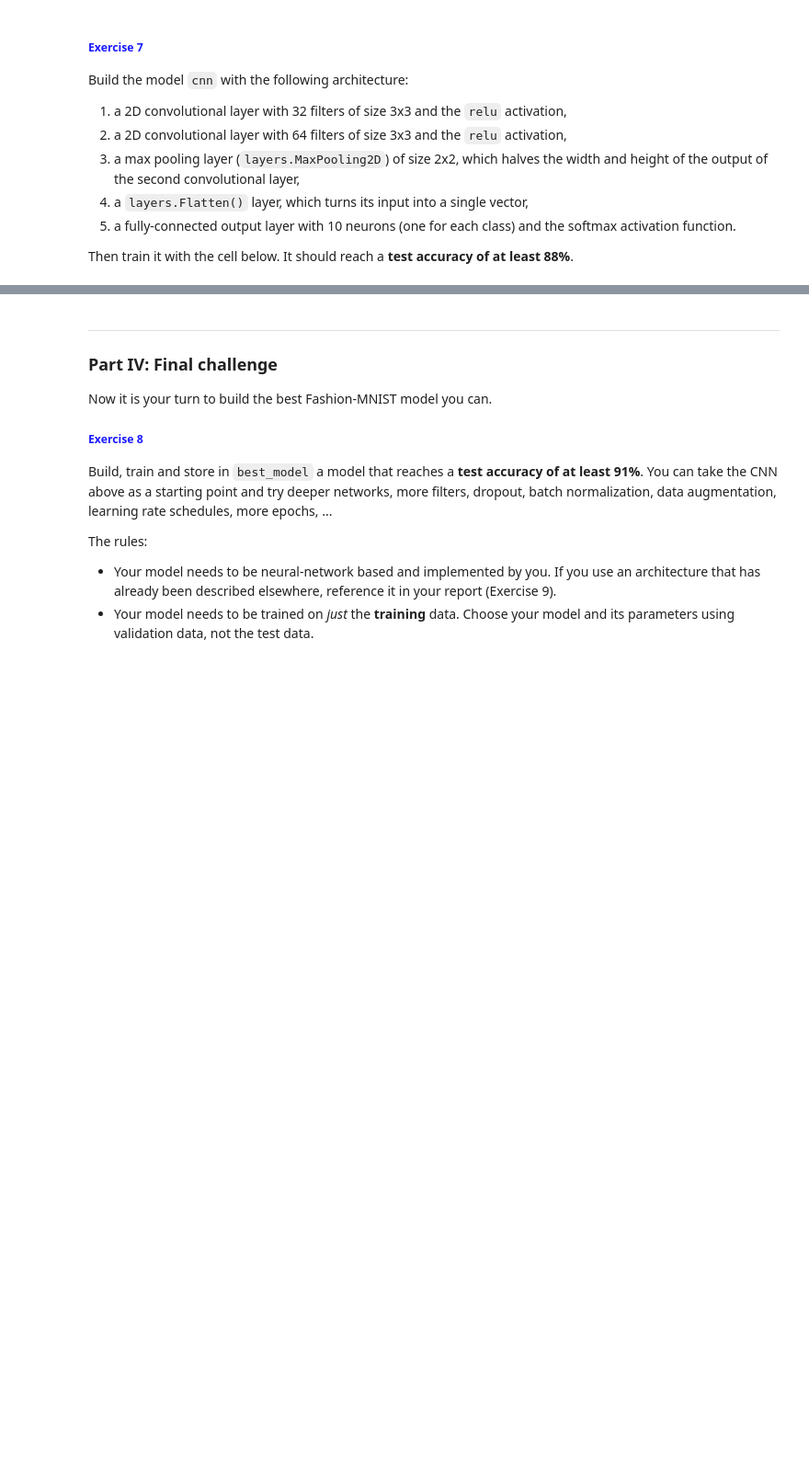
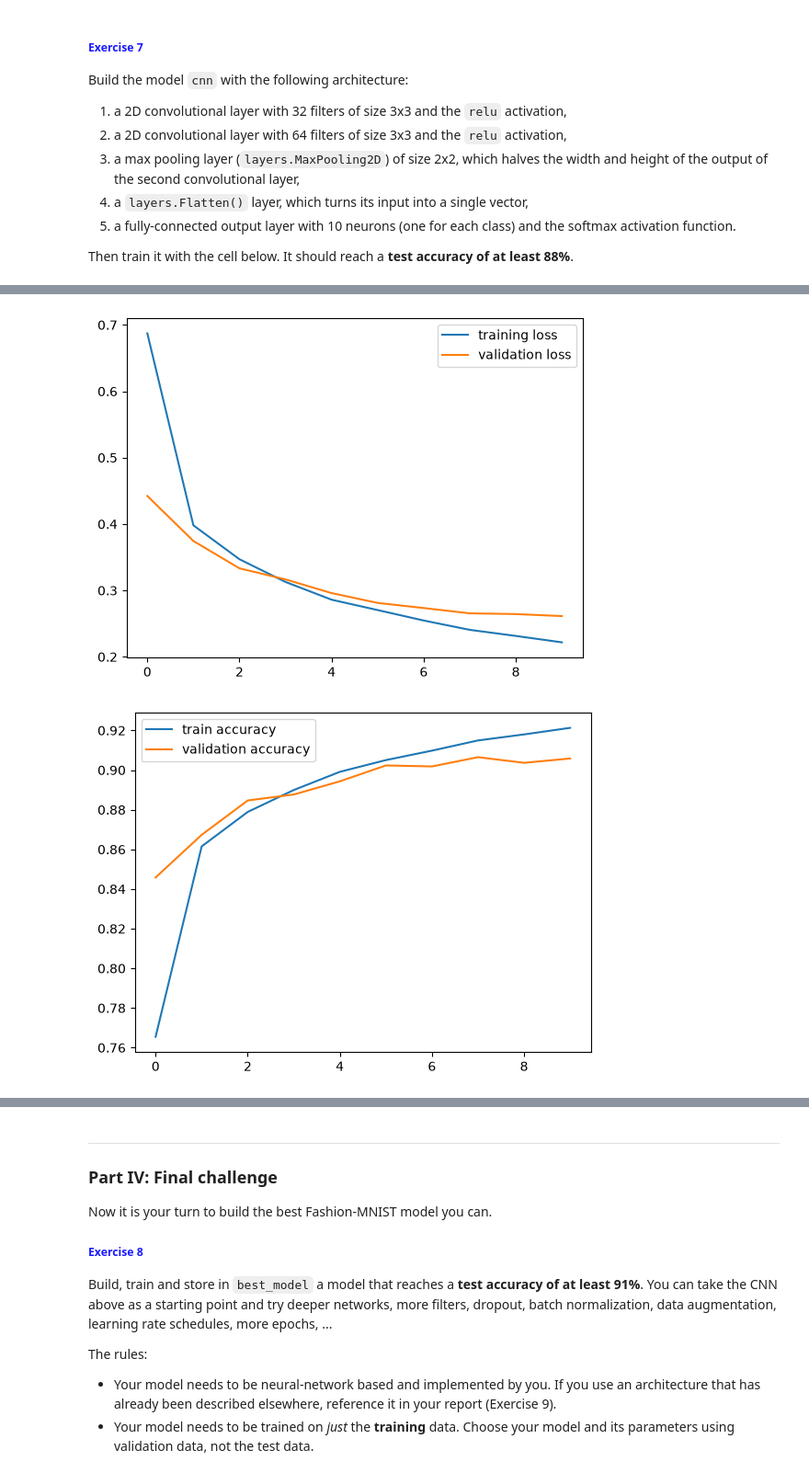
Before and after one commit to tibor-cernak/ml_exercises, a Jupyter notebook: assignment3/neural_networks.ipynb, the cells around one changed output, grey strips where cells are left out. Shown at 92% size. Cells and saved outputs as stored; diff of their text form; code cells hidden in the pictures; blank space fills up the shorter version.

```diff
--- a/assignment3/neural_networks.ipynb
+++ b/assignment3/neural_networks.ipynb
@@ -360,10 +487,18 @@ Build the model `cnn` with the following architecture:
 
 Then train it with the cell below. It should reach a **test accuracy of at least 88%**.
 # %%
-cnn = ...
+cnn = keras.Sequential([
+    keras.Input(shape=(28, 28, 1)),
+    layers.Conv2D(32, 3, activation='relu'),
+    layers.Conv2D(64, 3, activation='relu'),
+    layers.MaxPooling2D((2,2)),
+    layers.Flatten(),
+    layers.Dense(10, activation='softmax'),
+])
 
 cnn.compile(loss='categorical_crossentropy', optimizer=Adam(0.001), metrics=['accuracy'])
 
 history = cnn.fit(X_train, to_categorical(y_train), epochs=10, batch_size=512,
                   validation_split=0.1, verbose=True)
 plot_history(history)
+# %% [output]
@@ -370,3 +525,5 @@ plot_history(history)
+[figure, added]
+[figure, added]
 # %%
 train_score = cnn.evaluate(X_train, to_categorical(y_train))
 print("\n\ntrain loss: {} | train acc: {}\n".format(train_score[0], train_score[1]))
```
Also changed, not shown: parts of 32 cells of this notebook.
